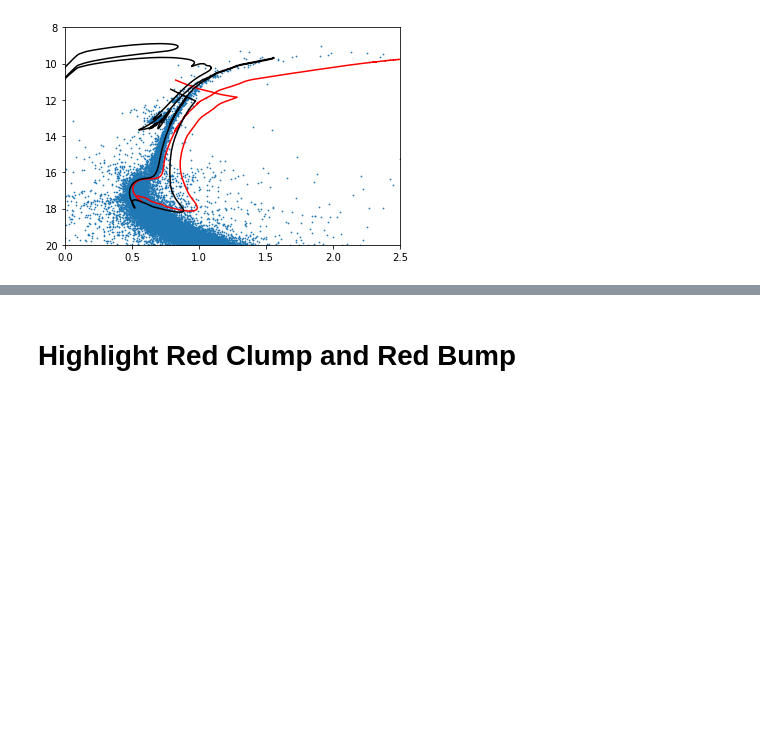
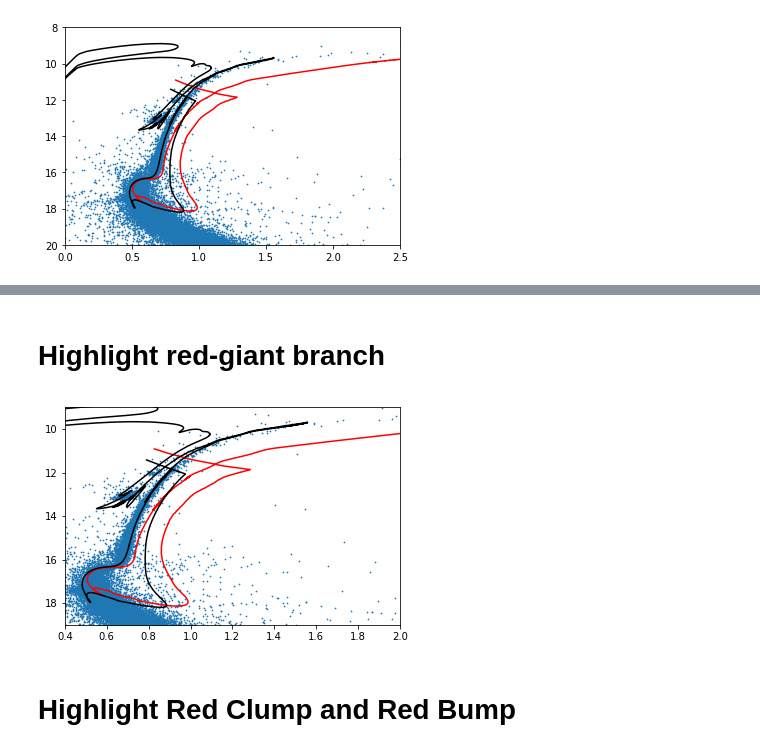
Before and after one commit to UBC-Astrophysics/globular_cluster_lab, a Jupyter notebook: Globular Cluster Lab.ipynb, the cells around one changed output, grey strips where cells are left out. Cells and saved outputs as stored; diff of their text form; code cells hidden in the pictures; blank space fills up the shorter version.

```diff
--- a/Globular Cluster Lab.ipynb
+++ b/Globular Cluster Lab.ipynb
@@ -60,3 +91,14 @@ plt.show()
+# %% [markdown]
+# Highlight red-giant branch
+# %%
+plt.scatter(odata47['VIvega'],odata47['Ivega'],s=0.5)
+plt.plot(pdata1['F606W']-pdata1['F814W'],pdata1['F814W']+13.1,c='r')
+plt.plot(pdata9['F606W']-pdata9['F814W']+0.03,pdata9['F814W']+13.5,c='k')
+plt.xlim(0.4,2)
+plt.ylim(19,9)
+plt.show()
+# %% [output]
+[figure, added]
 # %% [markdown]
 # Highlight Red Clump and Red Bump
 # %%
```
Also changed, not shown: parts of 19 cells of this notebook, 1 other file.
